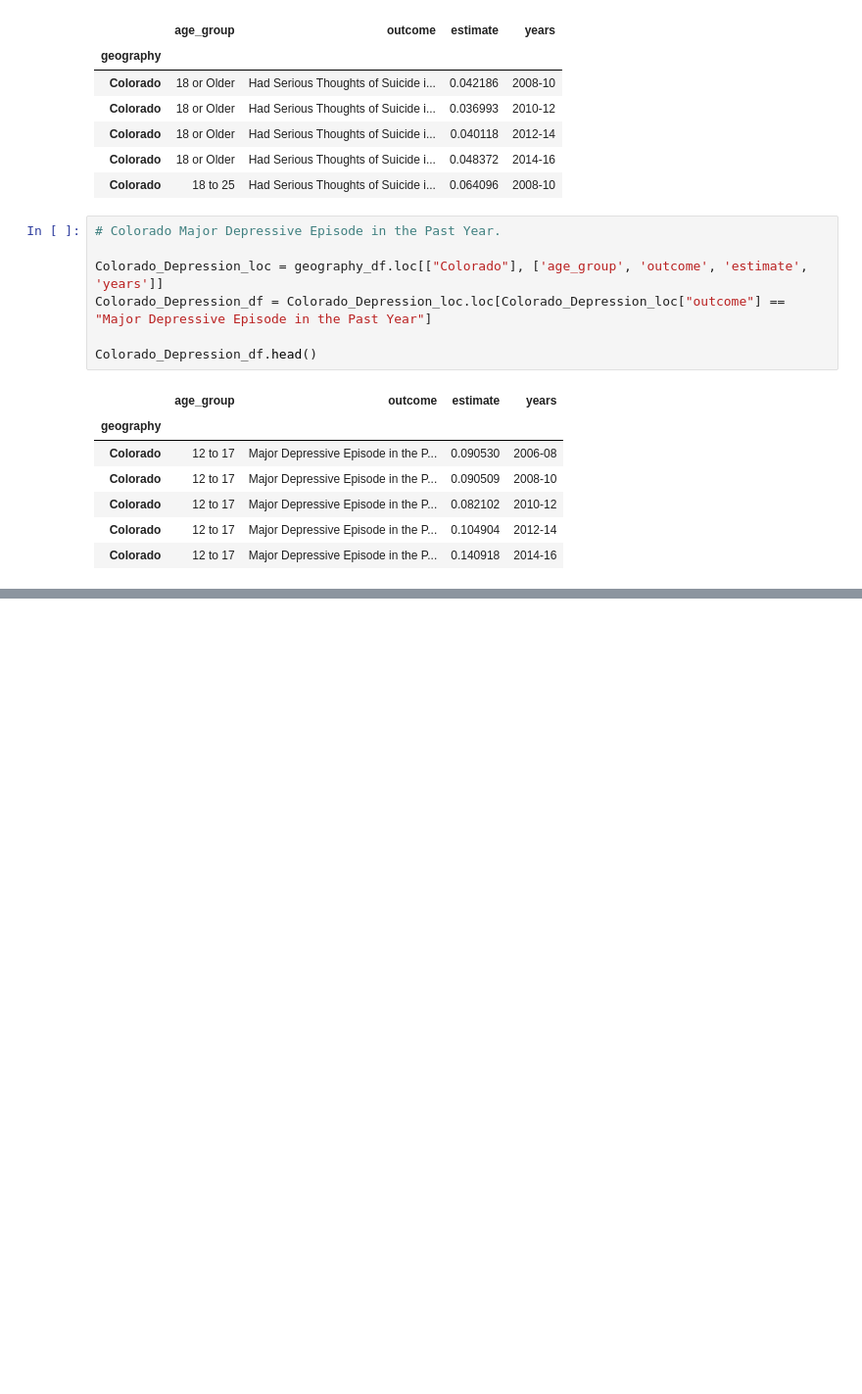
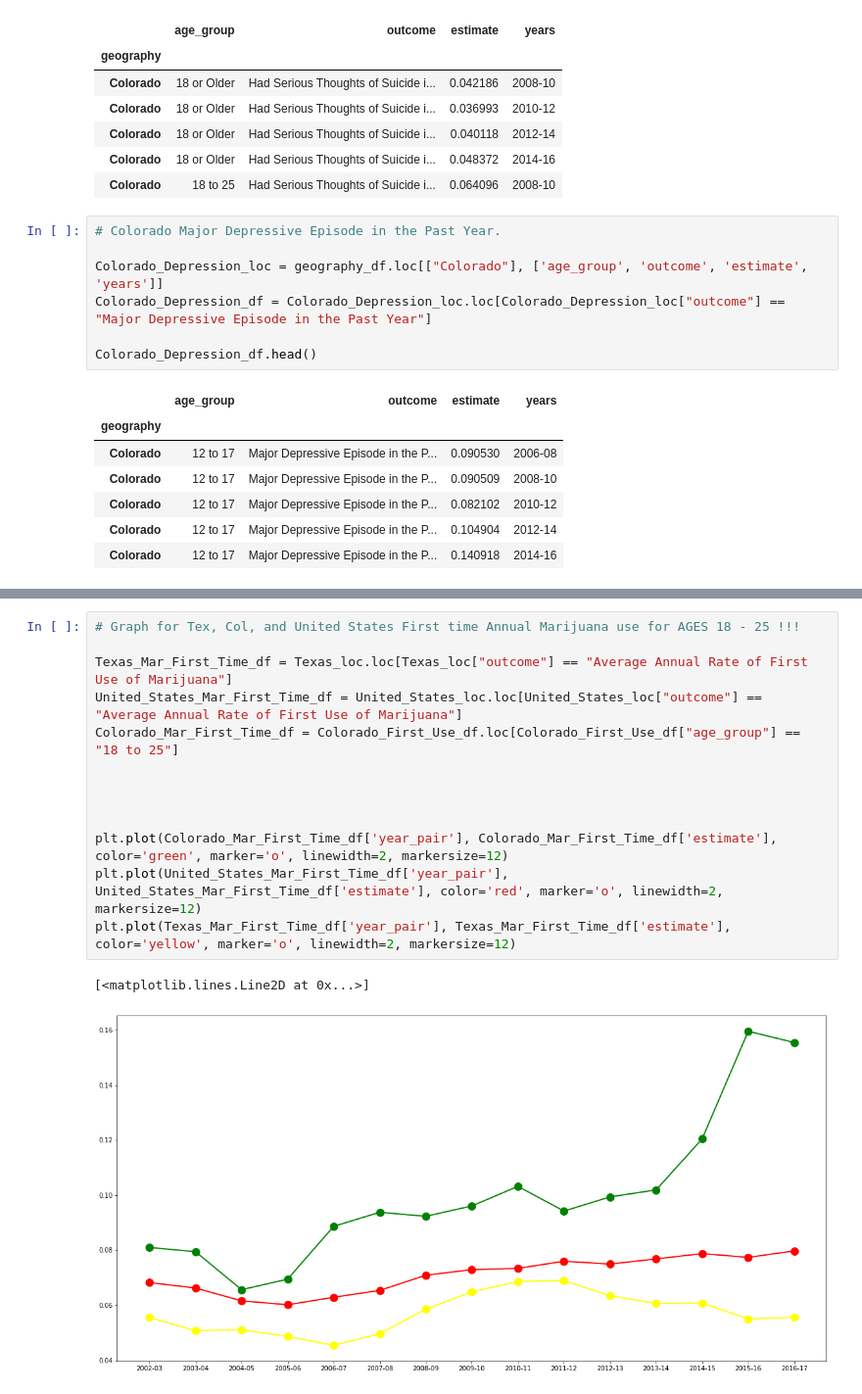
Before and after one commit to zdsteele/Project_1, a Jupyter notebook: Drug_Data_Years_Zach/Concatenated_df.ipynb, the cells around one changed output, grey strips where cells are left out. Shown at 98% size. Drawn from its saved outputs; the diff is of its cells as text; blank space fills up the shorter version.

```diff
--- a/Drug_Data_Years_Zach/Concatenated_df.ipynb
+++ b/Drug_Data_Years_Zach/Concatenated_df.ipynb
@@ -218,0 +207,16 @@ plt.xticks(rotation=90)
+# %%
+# Graph for Tex, Col, and United States First time Annual Marijuana use for AGES 18 - 25 !!!
+
+Texas_Mar_First_Time_df = Texas_loc.loc[Texas_loc["outcome"] == "Average Annual Rate of First Use of Marijuana"]
+United_States_Mar_First_Time_df = United_States_loc.loc[United_States_loc["outcome"] == "Average Annual Rate of First Use of Marijuana"]
+Colorado_Mar_First_Time_df = Colorado_First_Use_df.loc[Colorado_First_Use_df["age_group"] == "18 to 25"]
+
+
+
+
+plt.plot(Colorado_Mar_First_Time_df['year_pair'], Colorado_Mar_First_Time_df['estimate'], color='green', marker='o', linewidth=2, markersize=12)
+plt.plot(United_States_Mar_First_Time_df['year_pair'], United_States_Mar_First_Time_df['estimate'], color='red', marker='o', linewidth=2, markersize=12)
+plt.plot(Texas_Mar_First_Time_df['year_pair'], Texas_Mar_First_Time_df['estimate'], color='yellow', marker='o', linewidth=2, markersize=12)
+# %% [output]
+[<matplotlib.lines.Line2D at 0x...>]
+[figure, added]
```
Also changed, not shown: parts of 5 cells of this notebook, 4 other files.
